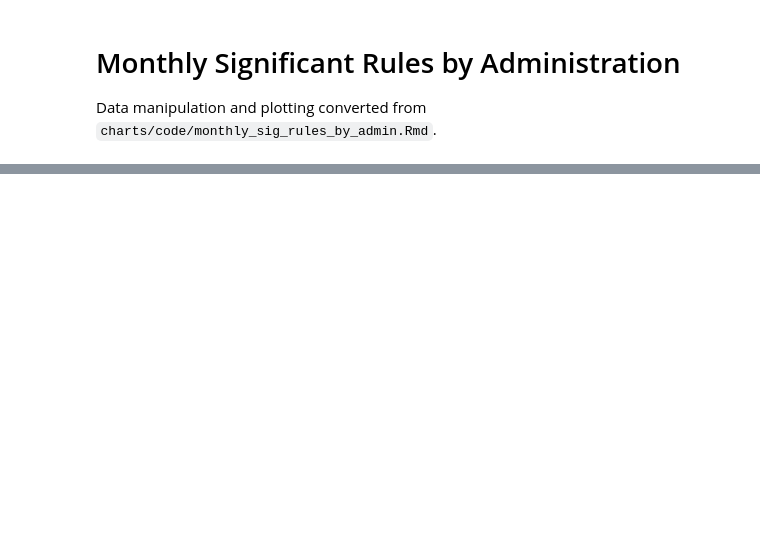
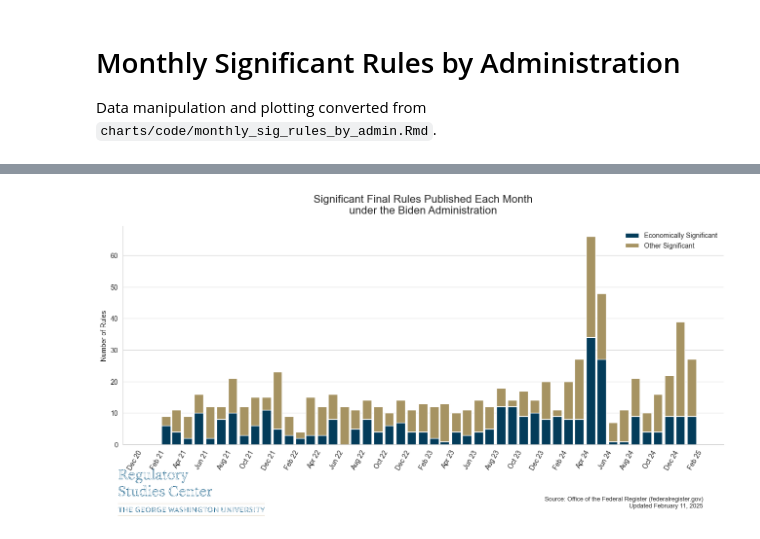
Before and after one commit to regulatorystudies/Reg-Stats, a Jupyter notebook: dashboard-two/monthly_sig.ipynb, the cells around one changed output, grey strips where cells are left out. Drawn from its saved outputs; the diff is of its cells as text; code cells hidden in the pictures; blank space fills up the shorter version.

```diff
--- a/dashboard-two/monthly_sig.ipynb
+++ b/dashboard-two/monthly_sig.ipynb
@@ -157,0 +43,9 @@ print(f"Saved to {out_dir / name}.pdf and .png")
+# %%
+df_biden = df[df["Admin"] == "Biden"].copy()
+df_biden["Date"] = pd.to_datetime(
+    df_biden["Year"].astype(str) + "-" + df_biden["Month"].astype(str) + "-01"
+)
+
+df_biden = df_biden.sort_values("Date")
+
+df_biden.head()
@@ -157,0 +59,75 @@ print(f"Saved to {out_dir / name}.pdf and .png")
+# %%
+econ_col = "Economically Significant"
+other_col = "Other Significant"
+
+df_biden[econ_col] = pd.to_numeric(df_biden[econ_col], errors="coerce").fillna(0)
+df_biden[other_col] = pd.to_numeric(df_biden[other_col], errors="coerce").fillna(0)
+# %%
+
+
+sns.set_style("whitegrid")
+
+fig, ax = plt.subplots(figsize=(14, 7))
+bar_width_days = 25
+
+econ_color = GW_COLORS['GWblue']
+other_color = GW_COLORS['GWbuff']
+ax.bar(
+    df_biden["Date"],
+    df_biden[econ_col],
+    width=bar_width_days,
+    label="Economically Significant",
+    color=econ_color,
+    align="center",
+)
+
+ax.bar(
+    df_biden["Date"],
+    df_biden[other_col],
+    width=bar_width_days,
+    bottom=df_biden[econ_col],
+    label="Other Significant",
+    color=other_color,
+    align="center",
+)
+ax.set_title(
+    "Significant Final Rules Published Each Month\nunder the Biden Administration",
+    fontsize=16,
+    pad=18,
+)
+ax.set_ylabel("Number of Rules")
+ax.xaxis.set_major_locator(mdates.MonthLocator(interval=2))
+ax.xaxis.set_major_formatter(mdates.DateFormatter("%b %y"))
+plt.setp(ax.get_xticklabels(), rotation=60, ha="right")
+ax.grid(True, axis="y", linewidth=1, alpha=0.6)
+ax.grid(False, axis="x")
+
+sns.despine(ax=ax)
+ax.legend(frameon=False)
+fig.subplots_adjust(bottom=0.16)
+
+
+
+fig.subplots_adjust(bottom=0.22)
+
+ax.set_position([0.08, 0.26, 0.88, 0.64])
+logo_path = "utilis/style/gw_ci_rsc_2cs_pos.png"
+im = Image.open(logo_path).convert("RGBA")
+
+footer_logo_ax = fig.add_axes([0.03, 0.05, 0.30, 0.14])  # left, bottom, width, height
+footer_logo_ax.imshow(np.asarray(im), interpolation="lanczos")
+footer_logo_ax.axis("off")
+footer_logo_ax.set_aspect("equal", adjustable="box")
+
+fig.text(
+    0.93,
+    0.07,
+    "Source: Office of the Federal Register (federalregister.gov)\nUpdated February 11, 2025",
+    ha="right",
+    va="bottom",
+    fontsize=9,
+)
+
+plt.show()
+# %% [output]
+[figure, added]
```
Also changed, not shown: parts of 15 cells of this notebook, 2 other files.
